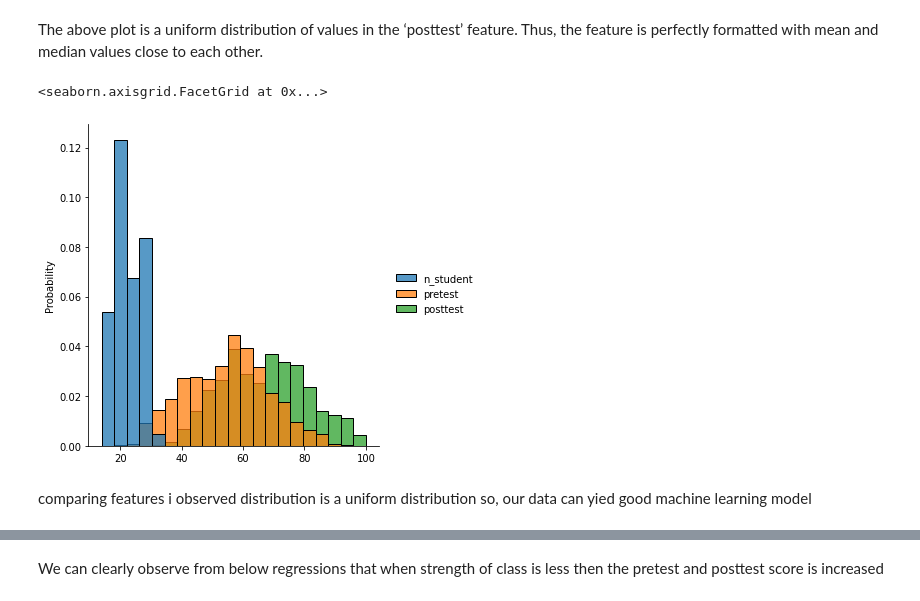
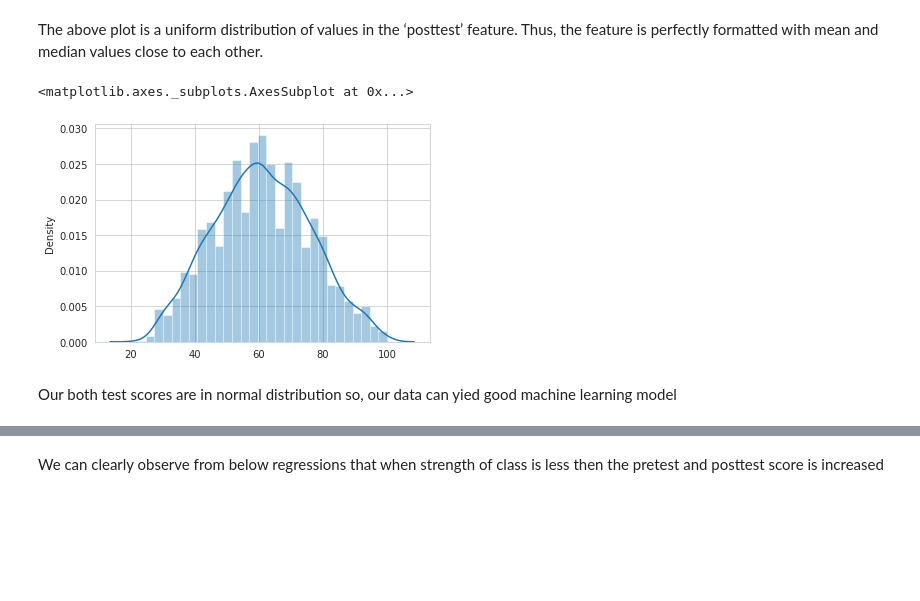
Before and after one commit to ram574/Galeto-Case-Study, a Jupyter notebook: test.ipynb, the cells around one changed output, grey strips where cells are left out. Drawn from its saved outputs; the diff is of its cells as text; code cells hidden in the pictures; blank space fills up the shorter version.

```diff
--- a/test.ipynb
+++ b/test.ipynb
@@ -267,12 +269,13 @@ sns.distplot(df["posttest"])
 # %% [markdown]
 The above plot is a uniform distribution of values in the ‘posttest’ feature. Thus, the feature is perfectly formatted with mean and median values close to each other.
 # %%
-sns.displot(df[["n_student", "pretest","posttest"]], stat="probability")
+sns.distplot(df[["pretest","posttest"]])
 # %% [output]
-<seaborn.axisgrid.FacetGrid at 0x...>
+<matplotlib.axes._subplots.AxesSubplot at 0x...>
-[figure, old version]
+[figure, new version]
 # %% [markdown]
-comparing features i observed distribution is a uniform distribution so, our data can yied good machine learning model
+Our both test scores are in normal distribution
+so, our data can yied good machine learning model
 # %%
 sns.pairplot(df, x_vars=["pretest", "posttest"], y_vars=["n_student"],height=8, aspect=1.5, kind="reg");
 # %% [output]
```
Also changed, not shown: parts of 35 cells of this notebook.
